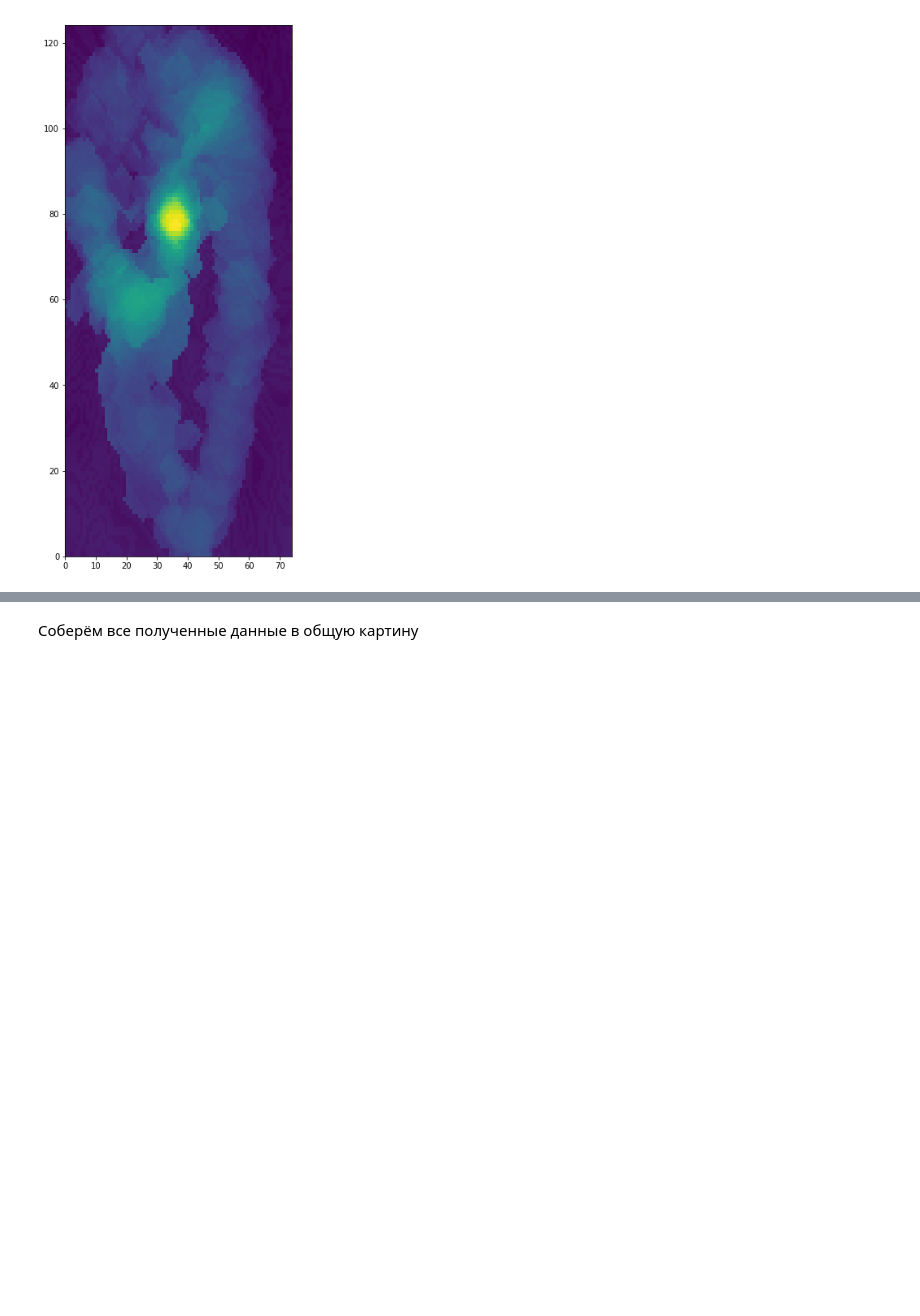
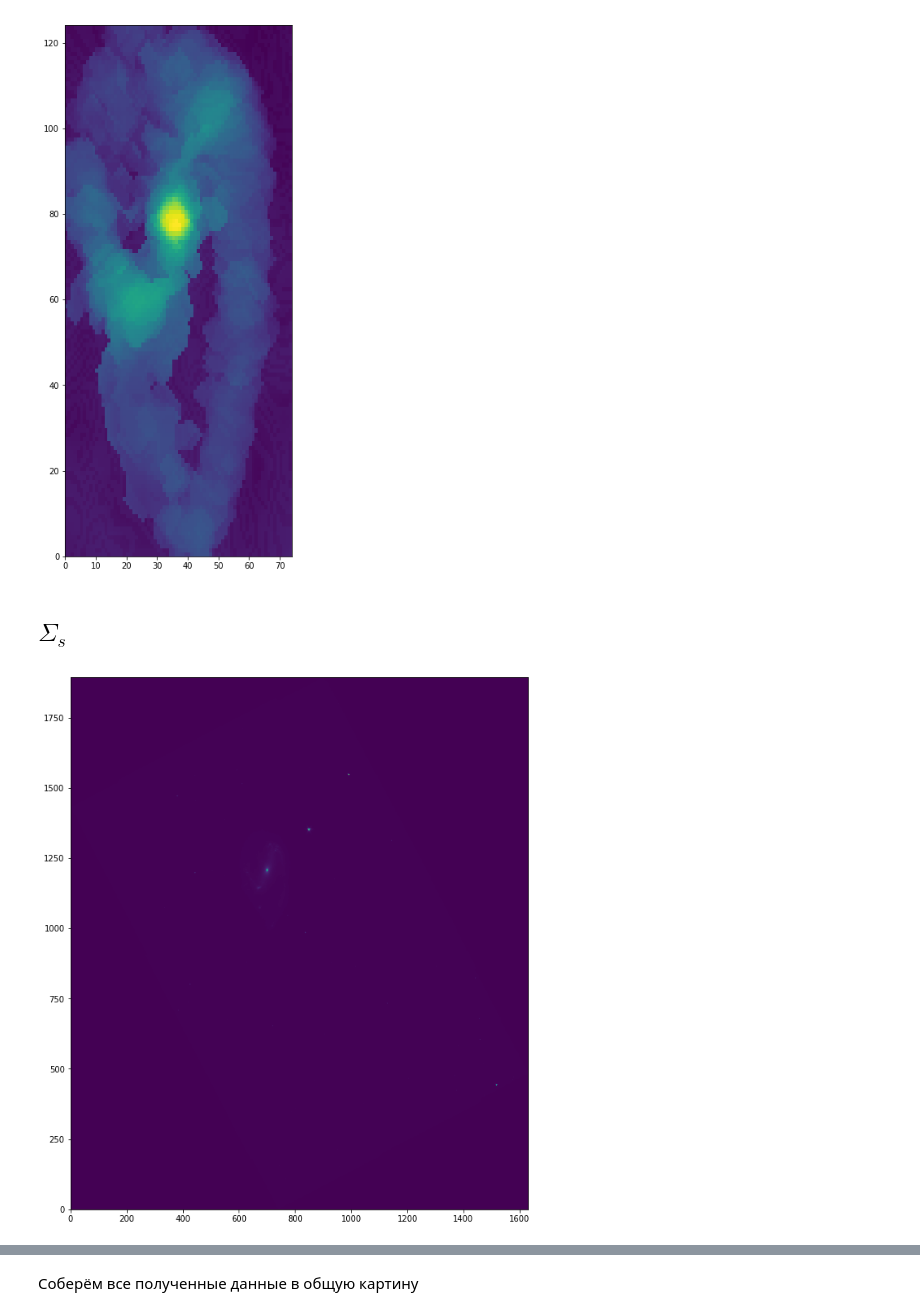
Before and after one commit to ValerieKostiuk/Course-work, a Jupyter notebook: NGC3627/main_program.ipynb, the cells around one changed output, grey strips where cells are left out. Cells and saved outputs as stored; diff of their text form; code cells hidden in the pictures; blank space fills up the shorter version.

```diff
--- a/NGC3627/main_program.ipynb
+++ b/NGC3627/main_program.ipynb
@@ -212,3 +197,9 @@ plt.pcolormesh(X, Y, Z)
 # %% [output]
 <matplotlib.collections.QuadMesh at 0x...>
 [figure]
+# %% [markdown]
+## $\Sigma_s$
+# %%
+functions.fits_file('./data/NGC3627.phot.1_nonan.fits', 12, 12)
+# %% [output]
+[figure, added]
```
Also changed, not shown: parts of 22 cells of this notebook, 3 other files.
